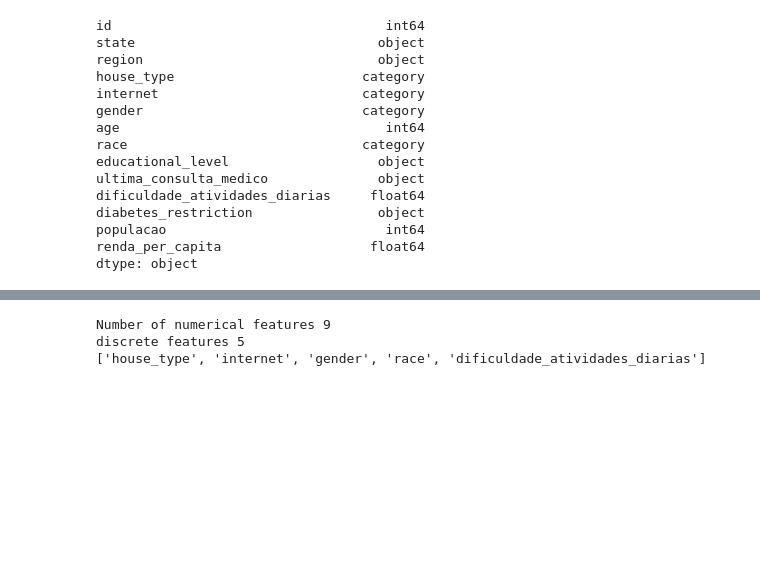
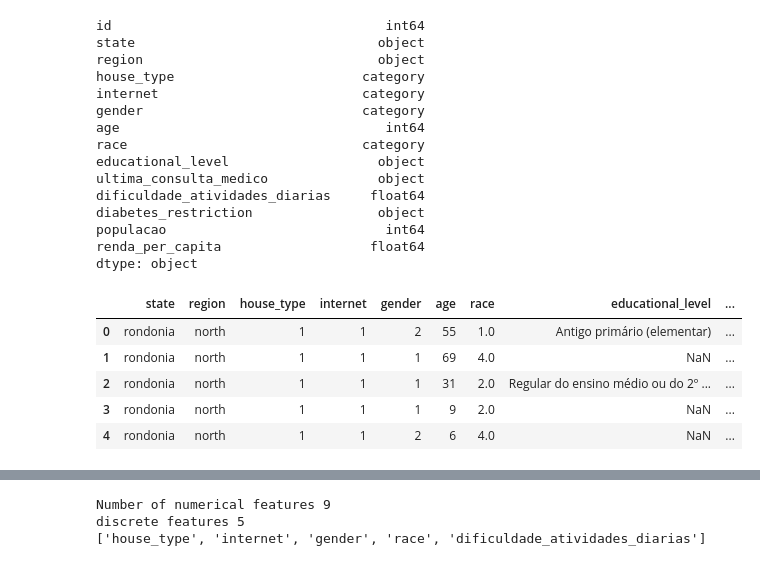
Before and after one commit to luisnakayama/IBGE_internet, a Jupyter notebook: ibge.ipynb, the cells around one changed output, grey strips where cells are left out. Cells and saved outputs as stored; diff of their text form; code cells hidden in the pictures; blank space fills up the shorter version.

```diff
--- a/ibge.ipynb
+++ b/ibge.ipynb
@@ -72,3 +99,12 @@ dtype: object
+# %%
+data.head()
+# %% [output]
+|  | state | region | house_type | internet | gender | age | race | educational_level | ... |
+| 0 | rondonia | north | 1 | 1 | 2 | 55 | 1.0 | Antigo primário (elementar) | ... |
+| 1 | rondonia | north | 1 | 1 | 1 | 69 | 4.0 | NaN | ... |
+| 2 | rondonia | north | 1 | 1 | 1 | 31 | 2.0 | Regular do ensino médio ou do 2º ... | ... |
+| 3 | rondonia | north | 1 | 1 | 1 | 9 | 2.0 | NaN | ... |
+| 4 | rondonia | north | 1 | 1 | 2 | 6 | 4.0 | NaN | ... |
 # %%
 data['year_income_usd']=data['renda_per_capita']*12*0.184
 data=data.drop('id', axis=1)
```
Also changed, not shown: parts of 40 cells of this notebook.
